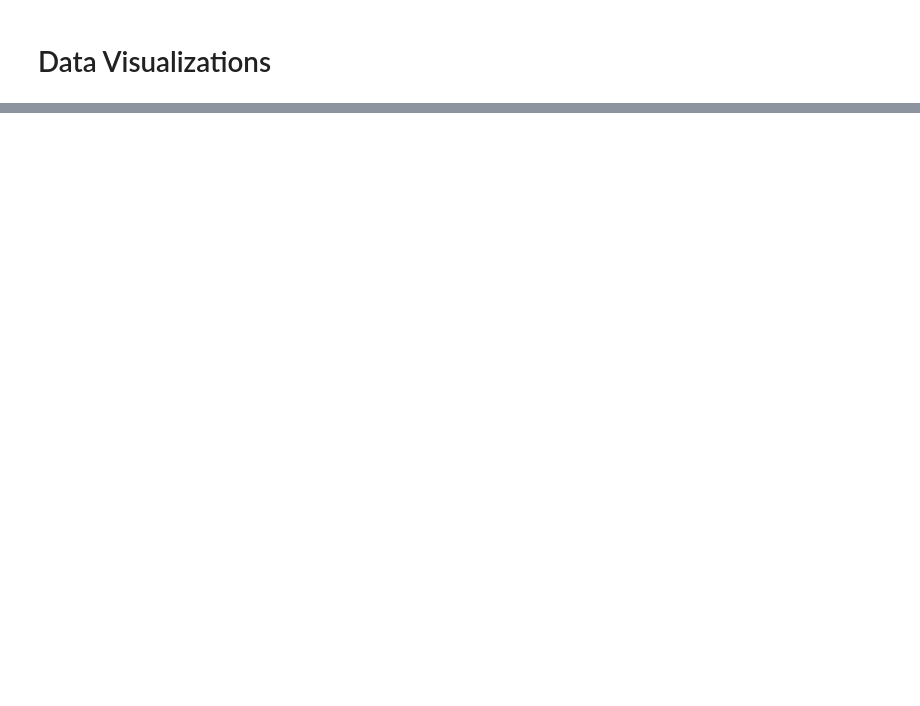
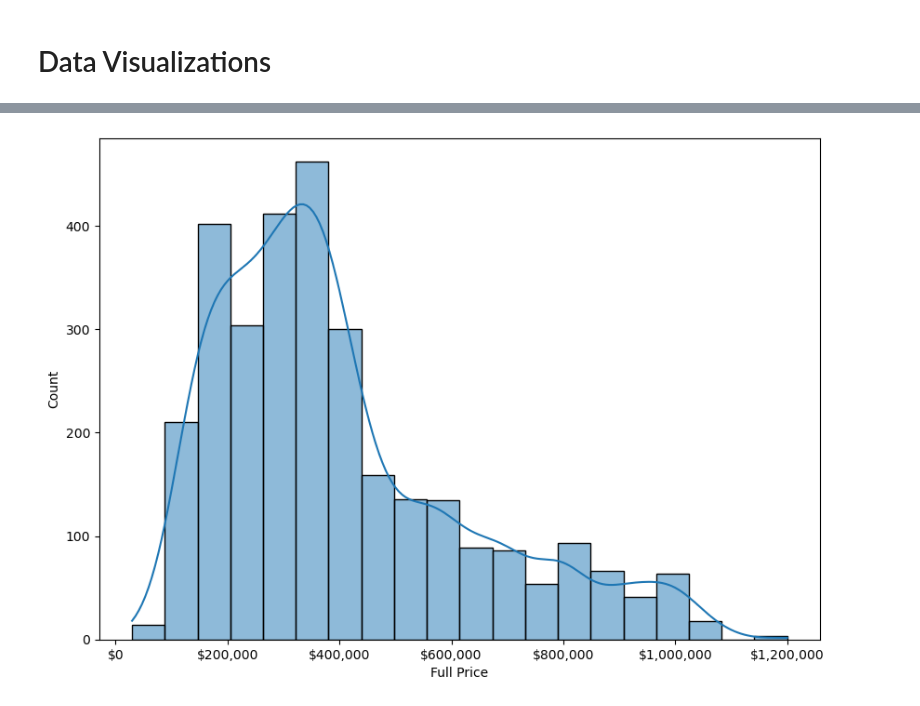
Before and after one commit to sofi-devv/Bootcamp-DS, a Jupyter notebook: falabella/visualizations/viz-fl.ipynb, the cells around one changed output, grey strips where cells are left out. Saved outputs shown, nothing was run; the diff lists cells and outputs as text; code cells hidden in the pictures; blank space fills up the shorter version.

```diff
--- a/falabella/visualizations/viz-fl.ipynb
+++ b/falabella/visualizations/viz-fl.ipynb
@@ -57,0 +82,12 @@ plt.tight_layout()
+# %%
+trainers['Full Price'] = trainers['Full Price'].apply(lambda x: str(x).replace('.', '') if isinstance(x, float) else x).astype(float)
+# %%
+trainers['CMR Price'] = trainers['CMR Price'].apply(lambda x: str(x).replace('.', '') if isinstance(x, float) else x).astype(float)
+trainers['Event Price'] = trainers['Event Price'].apply(lambda x: str(x).replace('.', '') if isinstance(x, float) else x).astype(float)
+# %%
+plt.figure(figsize=(10, 7))
+sns.histplot(trainers['Full Price'], bins=20, kde=True)
+# format the x axis
+plt.gca().xaxis.set_major_formatter(ticker.FuncFormatter(lambda x, _: '${:,.0f}'.format(x)))
+# %% [output]
+[figure, added]
```
Also changed, not shown: parts of 24 cells of this notebook, 11 other files.
